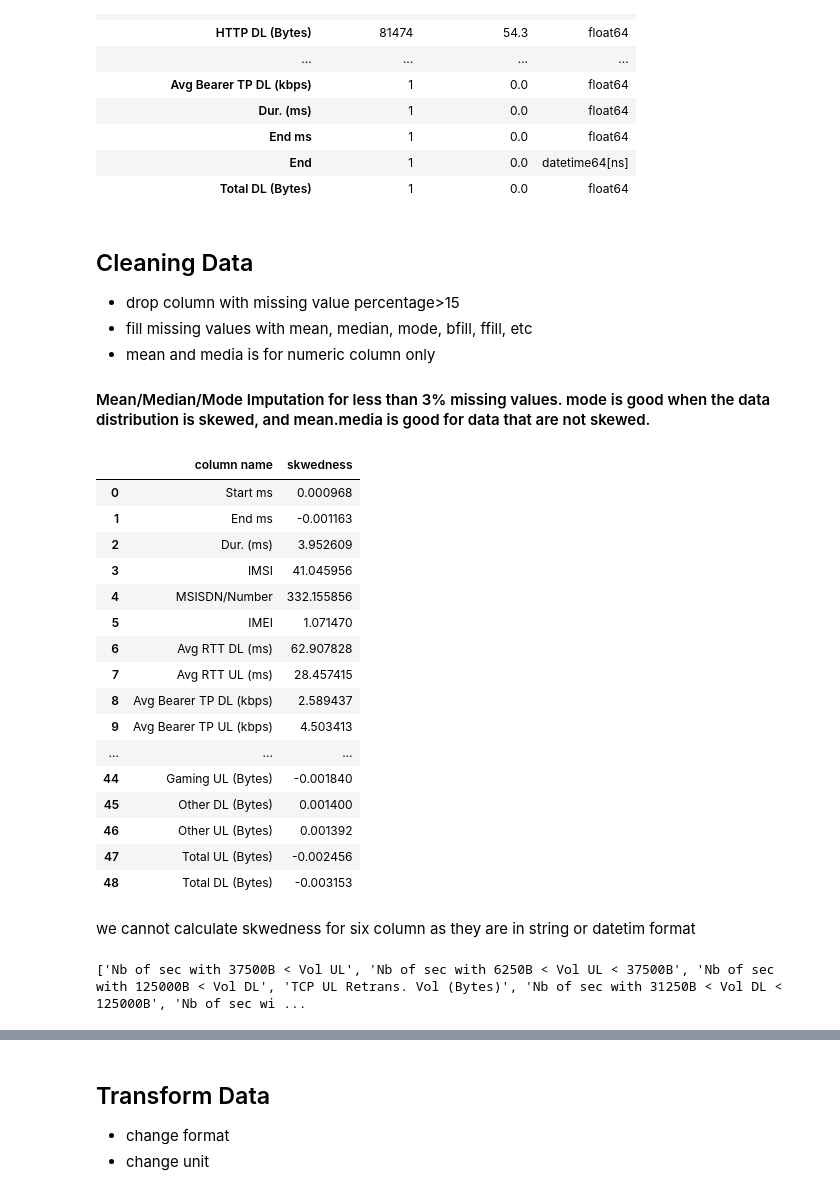
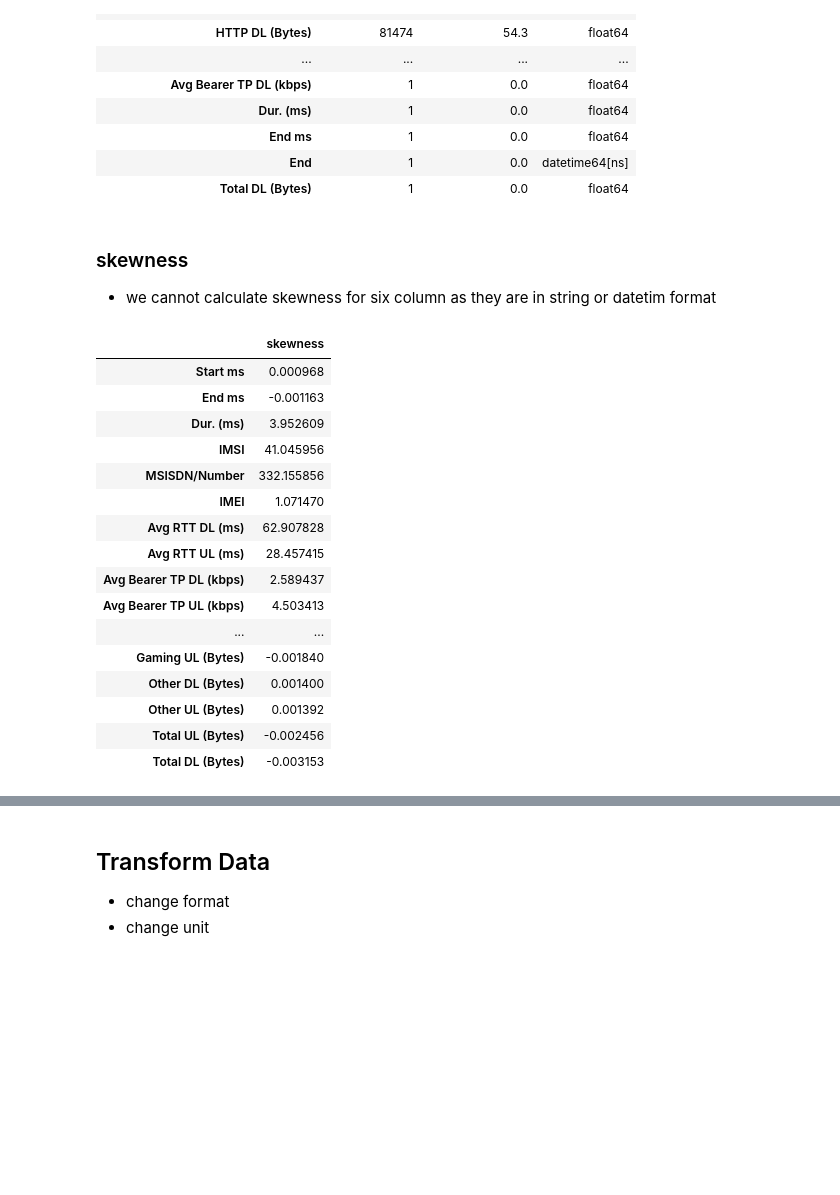
Before and after one commit to degagawolde/User-Analytics-Telecommunication-Industry, a Jupyter notebook: notebook/Data-Cleaning-Transforming-Extraction.ipynb, the cells around one changed output, grey strips where cells are left out. Saved outputs shown, nothing was run; the diff lists cells and outputs as text; code cells hidden in the pictures; blank space fills up the shorter version.

```diff
--- a/notebook/Data-Cleaning-Transforming-Extraction.ipynb
+++ b/notebook/Data-Cleaning-Transforming-Extraction.ipynb
@@ -161,48 +169,31 @@ There are 40 columns that have missing values.
 | End ms | 1 | 0.0 | float64 |
 | End | 1 | 0.0 | datetime64[ns] |
 | Total DL (Bytes) | 1 | 0.0 | float64 |
-# %% [markdown]
-## Cleaning Data
-- drop column with missing value percentage>15
-- fill missing values with mean, median, mode, bfill, ffill, etc
-- mean and media is for numeric column only
-#### Mean/Median/Mode Imputation for  less than 3% missing values. mode is good when the data distribution is skewed, and mean.media is good for data that are not skewed.
+# %% [markdown]
+### skewness
+- we cannot calculate skewness for six column as they are in string or datetim format
 # %%
 #calculate the skewness of the dataframe first
-skwedness = df_from_excell.skew(axis=0, skipna=True)
-
-#get those who has missing values
-columns = []
-counts=[]
-for key, item in skwedness.items():
-    if item != 0:
-        columns.append(key)
-        counts.append(item)
-pd.DataFrame({'column name':columns,'skwedness':counts})
+skewness = df_from_excell.skew(axis=0, skipna=True)
+df_skewness = pd.DataFrame(skewness)
+df_skewness = df_skewness.rename(
+    columns={0: 'skewness'})
+df_skewness
 # %% [output]
-|  | column name | skwedness |
-| 0 | Start ms | 0.000968 |
-| 1 | End ms | -0.001163 |
-| 2 | Dur. (ms) | 3.952609 |
-| 3 | IMSI | 41.045956 |
-| 4 | MSISDN/Number | 332.155856 |
-| 5 | IMEI | 1.071470 |
-| 6 | Avg RTT DL (ms) | 62.907828 |
-| 7 | Avg RTT UL (ms) | 28.457415 |
-| 8 | Avg Bearer TP DL (kbps) | 2.589437 |
-| 9 | Avg Bearer TP UL (kbps) | 4.503413 |
-| ... | ... | ... |
-| 44 | Gaming UL (Bytes) | -0.001840 |
-| 45 | Other DL (Bytes) | 0.001400 |
-| 46 | Other UL (Bytes) | 0.001392 |
-| 47 | Total UL (Bytes) | -0.002456 |
-| 48 | Total DL (Bytes) | -0.003153 |
+|  | skewness |
+| Start ms | 0.000968 |
+| End ms | -0.001163 |
+| Dur. (ms) | 3.952609 |
+| IMSI | 41.045956 |
+| MSISDN/Number | 332.155856 |
+| IMEI | 1.071470 |
+| Avg RTT DL (ms) | 62.907828 |
+| Avg RTT UL (ms) | 28.457415 |
+| Avg Bearer TP DL (kbps) | 2.589437 |
+| Avg Bearer TP UL (kbps) | 4.503413 |
+| ... | ... |
+| Gaming UL (Bytes) | -0.001840 |
+| Other DL (Bytes) | 0.001400 |
+| Other UL (Bytes) | 0.001392 |
+| Total UL (Bytes) | -0.002456 |
+| Total DL (Bytes) | -0.003153 |
-# %% [markdown]
-we cannot calculate skwedness for six column as they are in string or datetim format
-# %%
-#get columns with % of missing value > 15
-
-drop_column = mis_val_table_ren_columns[mis_val_table_ren_columns['% of Total Values']>15].index
-print(drop_column.tolist())
-# %% [output]
-['Nb of sec with 37500B < Vol UL', 'Nb of sec with 6250B < Vol UL < 37500B', 'Nb of sec with 125000B < Vol DL', 'TCP UL Retrans. Vol (Bytes)', 'Nb of sec with 31250B < Vol DL < 125000B', 'Nb of sec wi ...
```
Also changed, not shown: parts of 8 cells of this notebook, 3 other files.
